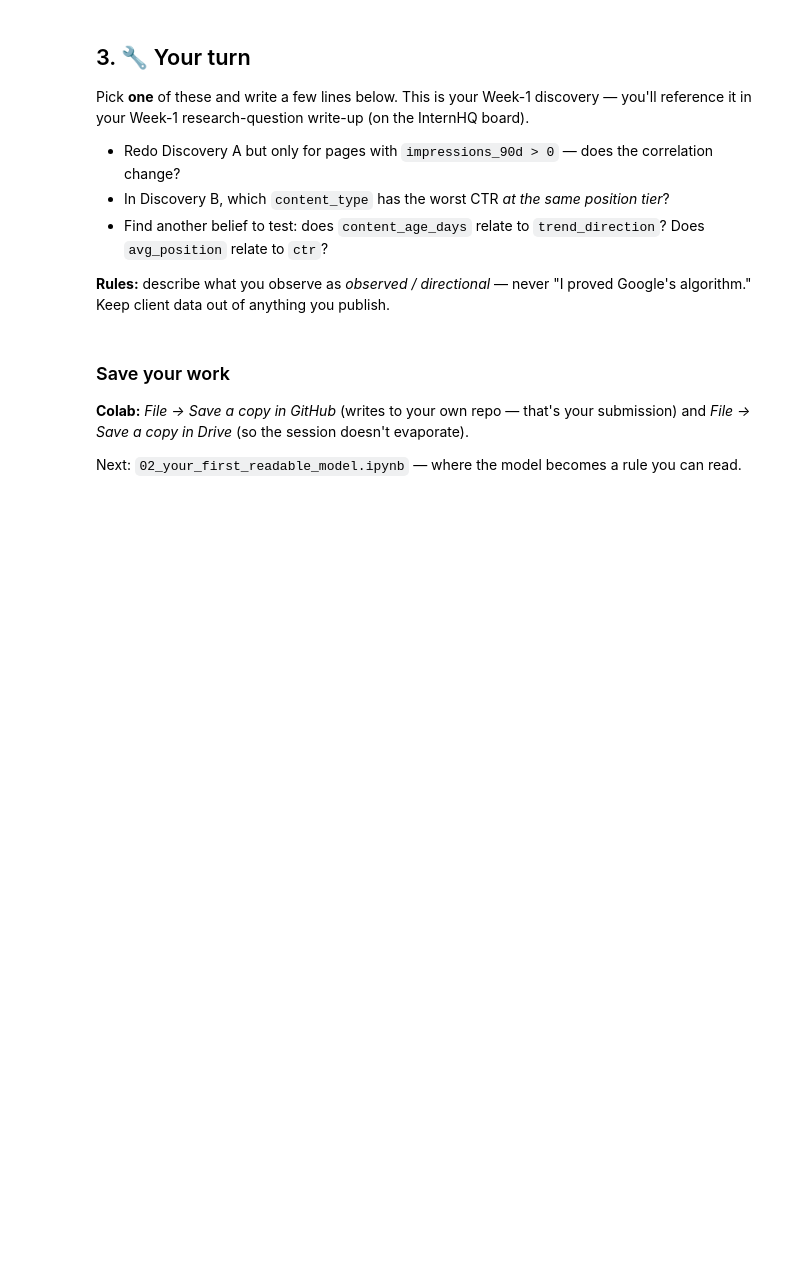
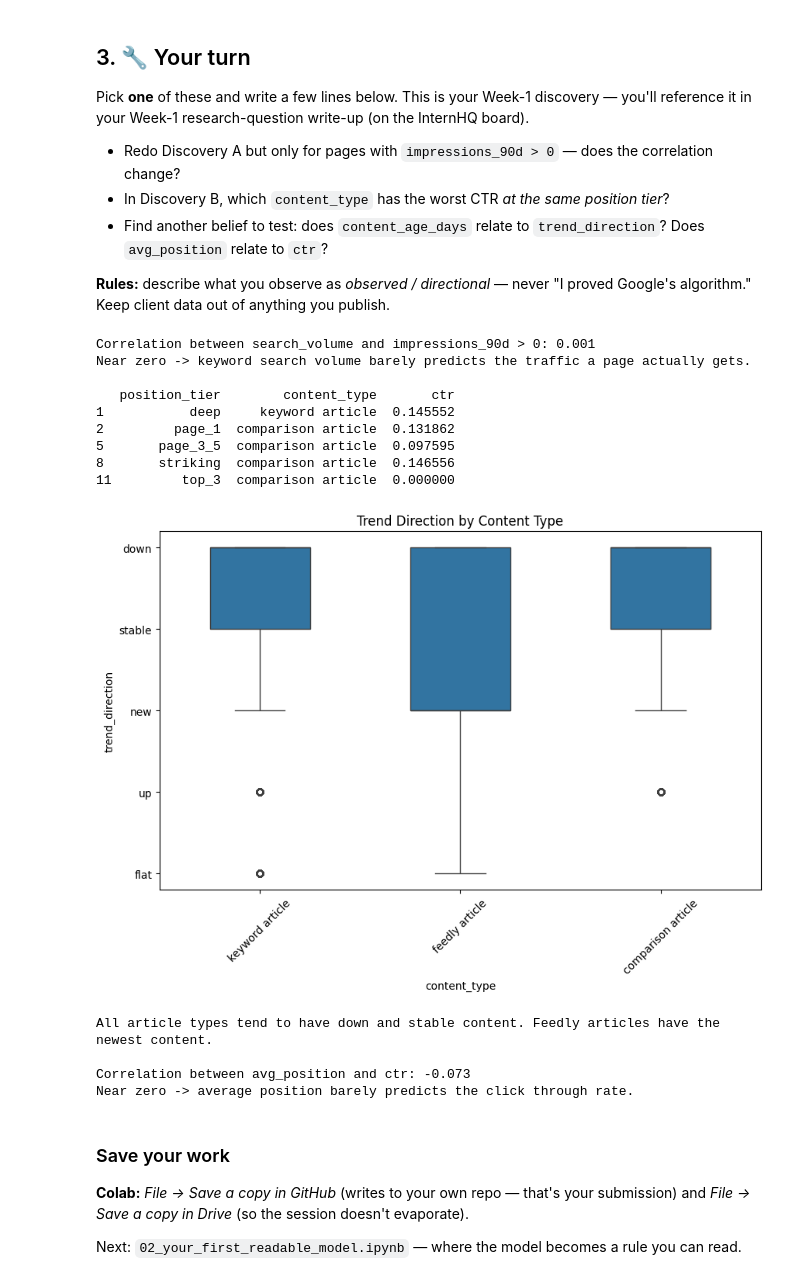
Before and after one commit to csvrn/flyrank-ml-internship, a Jupyter notebook: notebooks/01_first_look_and_discovery.ipynb, the cells around one changed output. Cells and saved outputs as stored; diff of their text form; code cells hidden in the pictures; blank space fills up the shorter version.

```diff
--- a/notebooks/01_first_look_and_discovery.ipynb
+++ b/notebooks/01_first_look_and_discovery.ipynb
@@ -102,3 +156,47 @@ Pick **one** of these and write a few lines below. This is your Week-1 discovery
+# %%
+# Discovery A'
+corr = df["search_volume"].corr(df[df["impressions_90d"]>0]["impressions_90d"])
+print(f"Correlation between search_volume and impressions_90d > 0: {corr:.3f}")
+print("Near zero -> keyword search volume barely predicts the traffic a page actually gets.\n")
+
+# Discovery B'
+ctr_mean = df.groupby(["position_tier","content_type"])["ctr"].mean().reset_index()
+ctr_per_tier = ctr_mean.iloc[ctr_mean.groupby("position_tier")["ctr"].idxmin()].sort_values("position_tier")
+print(ctr_per_tier,end="\n\n")
+
+# New Discovery
+# content_age_days and trend_direction relation
+import matplotlib.pyplot as plt
+import seaborn as sns
+
+plt.figure(figsize=(10, 6))
+
+sns.boxplot(x='content_type', y='trend_direction', data=df,width=0.5)
+
+plt.title('Trend Direction by Content Type')
+plt.xticks(rotation=45)
+plt.show()
+print("\nAll article types tend to have down and stable content. Feedly articles have the newest content.\n")
+
+# avg_position  and ctr relation
+corr = df["avg_position"].corr(df["ctr"])
+print(f"Correlation between avg_position and ctr: {corr:.3f}")
+print("Near zero -> average position barely predicts the click through rate.\n")
+# %% [output]
+Correlation between search_volume and impressions_90d > 0: 0.001
+Near zero -> keyword search volume barely predicts the traffic a page actually gets.
+
+   position_tier        content_type       ctr
+1           deep     keyword article  0.145552
+2         page_1  comparison article  0.131862
+5       page_3_5  comparison article  0.097595
+8       striking  comparison article  0.146556
+11         top_3  comparison article  0.000000
+[figure, added]
+All article types tend to have down and stable content. Feedly articles have the newest content.
+
+Correlation between avg_position and ctr: -0.073
+Near zero -> average position barely predicts the click through rate.
 # %% [markdown]
 ### Save your work
 **Colab:** *File → Save a copy in GitHub* (writes to your own repo — that's your submission) and *File → Save a copy in Drive* (so the session doesn't evaporate).
```
Also changed, not shown: parts of 9 cells of this notebook.
